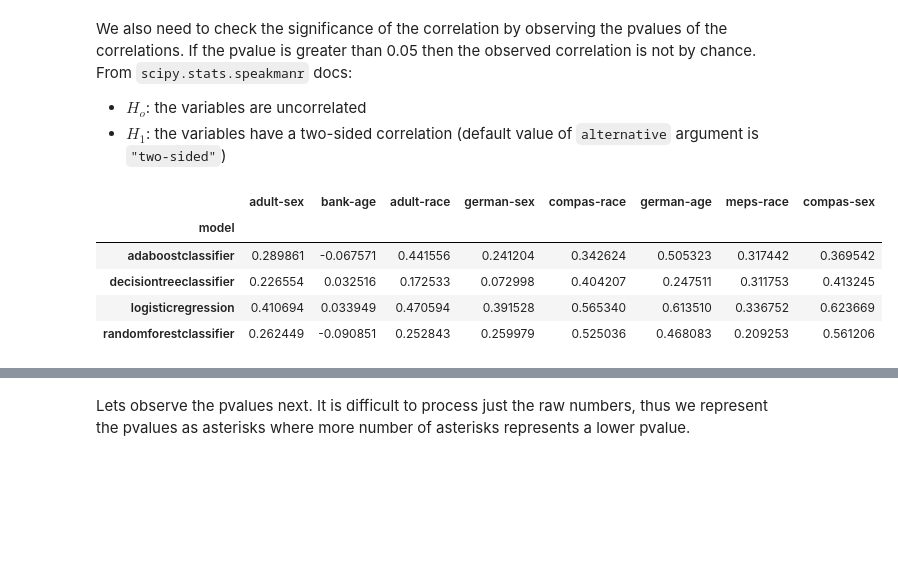
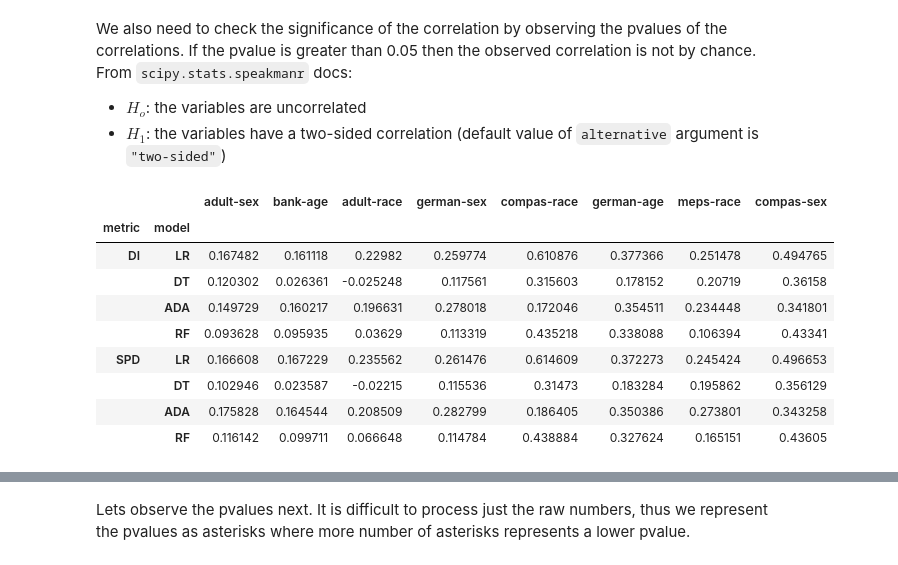
Before and after one commit to arumoy-shome/shome2022qualitative, a Jupyter notebook: docs/exp-training-sets.ipynb, the cells around one changed output, grey strips where cells are left out. Cells and saved outputs as stored; diff of their text form; code cells hidden in the pictures; blank space fills up the shorter version.

```diff
--- a/docs/exp-training-sets.ipynb
+++ b/docs/exp-training-sets.ipynb
@@ -210,0 +294,15 @@ di_pvalues shape: (40, 3)
+# %%
+_ = data[
+    (data["dataset"] == "adult-sex")
+]
+g = sns.FacetGrid(
+    data=_.melt(id_vars=id_vars),
+    col="model",
+)
+g.map_dataframe(
+    sns.boxplot,
+    x="frac",
+    y="value",
+    hue="variable",
+)
+g.add_legend()
@@ -223,35 +375,45 @@ We also need to check the significance of the correlation by observing the pvalu
 # %%
 from scipy.stats import spearmanr
 
-corr = pd.DataFrame(columns=datasets)
-corr_pvalues = pd.DataFrame(columns=datasets)
+indices = [[
+    "DI",
+    "SPD",
+],
+models]
+corr = pd.DataFrame(columns=datasets, index=pd.MultiIndex.from_product(
+    indices, names=["metric", "model"]
+))
+corr_pvalues = pd.DataFrame(columns=datasets, index=pd.MultiIndex.from_product(
+    indices, names=["metric", "model"]
+))
 
 for d in datasets:
     _ = data[
-            (data["dataset_label"] == d)
-        ]
-    _pivots = []
-    for n in _["frac"].unique().tolist():
-        _pivots.append(pd.pivot(
-            data=_[_["frac"] == n],
-            index="iteration",
-            columns="model",
-            values="disparate_impact",
-        ))
-    pivoted = pd.concat(_pivots)
-    c, p = spearmanr(pivoted)
-    corr[d] = c[:, 0]
-    corr_pvalues[d] = p[:, 0]
+        (data["dataset"] == d)
+    ]
+    for metric in ["DI", "SPD"]:
+        _pivots = []
+        for n in _["frac"].unique().tolist():
+            _pivots.append(pd.pivot(
+                data=_[_["frac"] == n],
+                columns="model",
+                values=metric,
+            ))
+        pivoted = pd.concat(_pivots)
+        for model in models:
+            c, p = spearmanr(pivoted[model], pivoted["None"])
+            corr.loc[(metric, model), d] = c
+            corr_pvalues.loc[(metric, model), d] = p
 
-corr = corr.set_axis(pivoted.columns, axis=0, copy=False)
-corr = corr.drop("None")
-corr_pvalues = corr_pvalues.set_axis(pivoted.columns, axis=0, copy=False)
-corr_pvalues = corr_pvalues.drop("None")
 corr
 # %% [output]
-|  | adult-sex | bank-age | adult-race | german-sex | compas-race | german-age | meps-race | compas-sex |
-| model |  |  |  |  |  |  |  |  |
-| adaboostclassifier | 0.289861 | -0.067571 | 0.441556 | 0.241204 | 0.342624 | 0.505323 | 0.317442 | 0.369542 |
-| decisiontreeclassifier | 0.226554 | 0.032516 | 0.172533 | 0.072998 | 0.404207 | 0.247511 | 0.311753 | 0.413245 |
-| logisticregression | 0.410694 | 0.033949 | 0.470594 | 0.391528 | 0.565340 | 0.613510 | 0.336752 | 0.623669 |
-| randomforestclassifier | 0.262449 | -0.090851 | 0.252843 | 0.259979 | 0.525036 | 0.468083 | 0.209253 | 0.561206 |
+|  |  | adult-sex | bank-age | adult-race | german-sex | compas-race | german-age | meps-race | compas-sex |
+| metric | model |  |  |  |  |  |  |  |  |
+| DI | LR | 0.167482 | 0.161118 | 0.22982 | 0.259774 | 0.610876 | 0.377366 | 0.251478 | 0.494765 |
+|  | DT | 0.120302 | 0.026361 | -0.025248 | 0.117561 | 0.315603 | 0.178152 | 0.20719 | 0.36158 |
+|  | ADA | 0.149729 | 0.160217 | 0.196631 | 0.278018 | 0.172046 | 0.354511 | 0.234448 | 0.341801 |
+|  | RF | 0.093628 | 0.095935 | 0.03629 | 0.113319 | 0.435218 | 0.338088 | 0.106394 | 0.43341 |
+| SPD | LR | 0.166608 | 0.167229 | 0.235562 | 0.261476 | 0.614609 | 0.372273 | 0.245424 | 0.496653 |
+|  | DT | 0.102946 | 0.023587 | -0.02215 | 0.115536 | 0.31473 | 0.183284 | 0.195862 | 0.356129 |
+|  | ADA | 0.175828 | 0.164544 | 0.208509 | 0.282799 | 0.186405 | 0.350386 | 0.273801 | 0.343258 |
+|  | RF | 0.116142 | 0.099711 | 0.066648 | 0.114784 | 0.438884 | 0.327624 | 0.165151 | 0.43605 |
```
Also changed, not shown: parts of 37 cells of this notebook, 2 other files.
